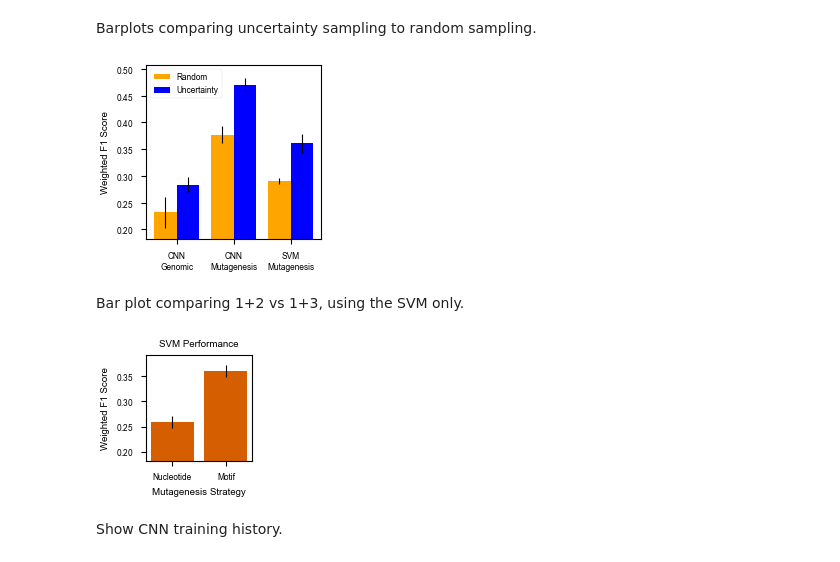
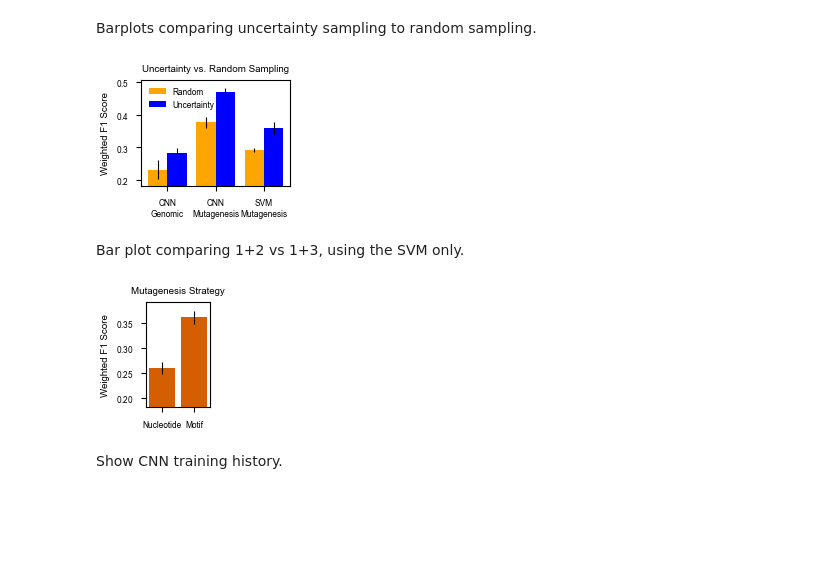
Before and after one commit to barakcohenlab/CRX-Active-Learning, a Jupyter notebook: classifier_performance.ipynb, the cells around one changed output. Drawn from its saved outputs; the diff is of its cells as text; code cells hidden in the pictures; blank space fills up the shorter version.

Commit message:
Updated notebooks and figure index for paper revisions

```diff
--- a/classifier_performance.ipynb
+++ b/classifier_performance.ipynb
@@ -294,36 +338,37 @@ Barplots comparing uncertainty sampling to random sampling.
 active_vs_random_df = model_summary_df.loc[["Round3a", "Round3c"]].rename(index={
     "Round3a": "Uncertainty",
     "Round3c": "Random",
 })
 dataset_to_color = {
     "Uncertainty": "blue",
     "Random": "orange",
 }
 
-fig, ax = plt.subplots(figsize=plot_utils.get_figsize(frac=0.33, aspect=1))
+fig, ax = plt.subplots(figsize=plot_utils.get_figsize(frac=0.28, aspect=0.72))
 x = np.array([0, 1, 2])
 width = 0.4
 for i, (dataset, df) in enumerate(active_vs_random_df.groupby("dataset")):
     offset = width * i
     ax.bar(
         x + offset,
         df["weighted", "mean"],
         width,
         yerr=df["weighted", "std"],
         label=dataset,
         color=dataset_to_color[dataset],
     )
 
 ticklabels = df.index.get_level_values(level="model") + "\n" +\
     df.index.get_level_values(level="test_set")
 
 ax.set_xticks(x + width / 2, ticklabels)
 ax.set_ylabel("Weighted F1 Score")
-ax.legend()
+ax.legend(frameon=False, loc="upper left")
+ax.set_title("Uncertainty vs. Random Sampling")
 ax.set_ylim(bottom=weighted_min_y)
 plot_utils.save_fig(fig, os.path.join(figures_dir, "samplingComparison"))
 # %% [output]
-[figure, old version]
+[figure, new version]
 # %% [markdown]
 Bar plot comparing 1+2 vs 1+3, using the SVM only.
 # %%
@@ -332,7 +377,7 @@ perturbation_comparison_df = perturbation_comparison_df.rename(index={
     "Round2": "Nucleotide",
     "Round3aNoRound2": "Motif"
 }).droplevel(["model", "test_set"])
-fig, ax = plt.subplots(figsize=plot_utils.get_figsize(frac=0.2, aspect=1))
+fig, ax = plt.subplots(figsize=plot_utils.get_figsize(frac=0.12, aspect=1.67))
 ax.bar(
     np.arange(len(perturbation_comparison_df)),
     perturbation_comparison_df["weighted", "mean"],
@@ -340,13 +385,13 @@ ax.bar(
     tick_label=perturbation_comparison_df.index,
     color=svm_color,
 )
-ax.set_xlabel("Mutagenesis Strategy")
+ax.set_yticks(np.arange(0.2, ax.get_ylim()[1], 0.05))
 ax.set_ylabel("Weighted F1 Score")
-ax.set_title("SVM Performance")
+ax.set_title("Mutagenesis Strategy")
 ax.set_ylim(bottom=weighted_min_y)
 plot_utils.save_fig(fig, os.path.join(figures_dir, "mutagenesisComparison"))
 # %% [output]
-[figure, old version]
+[figure, new version]
 # %% [markdown]
 Show CNN training history.
 # %%
```
Also changed, not shown: parts of 4 cells of this notebook, 10 other files.
